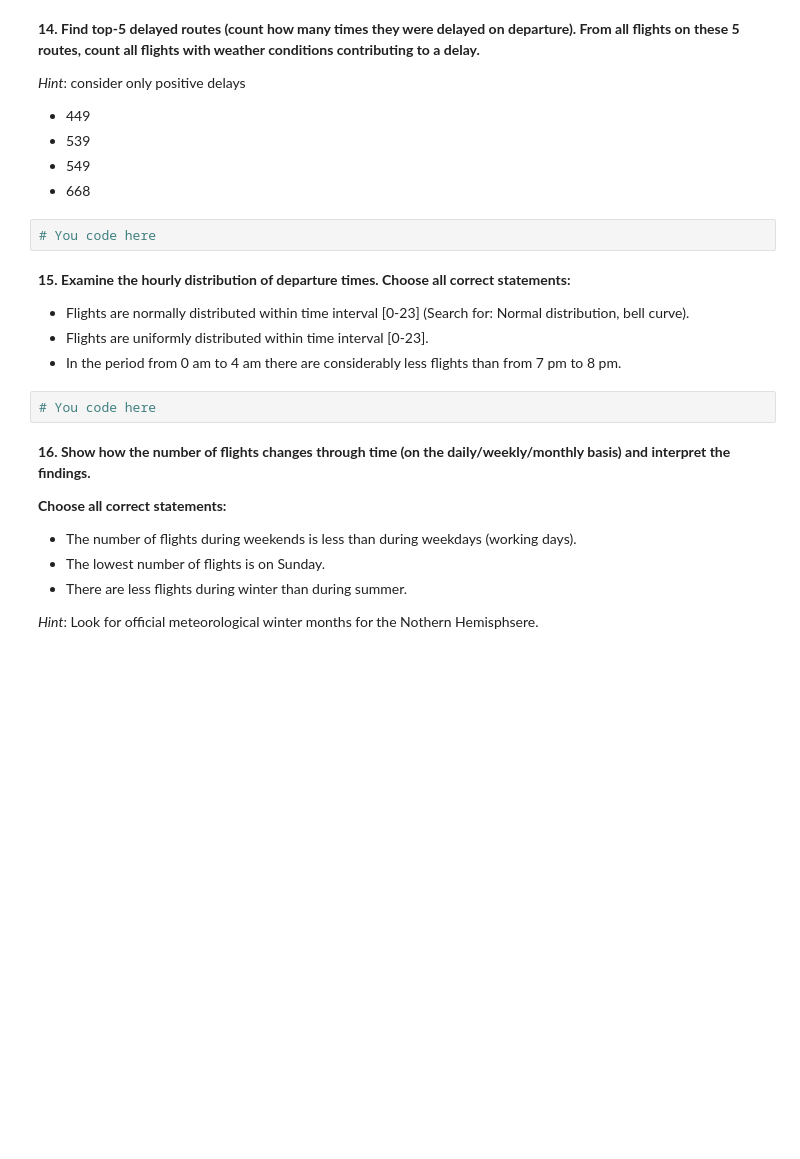
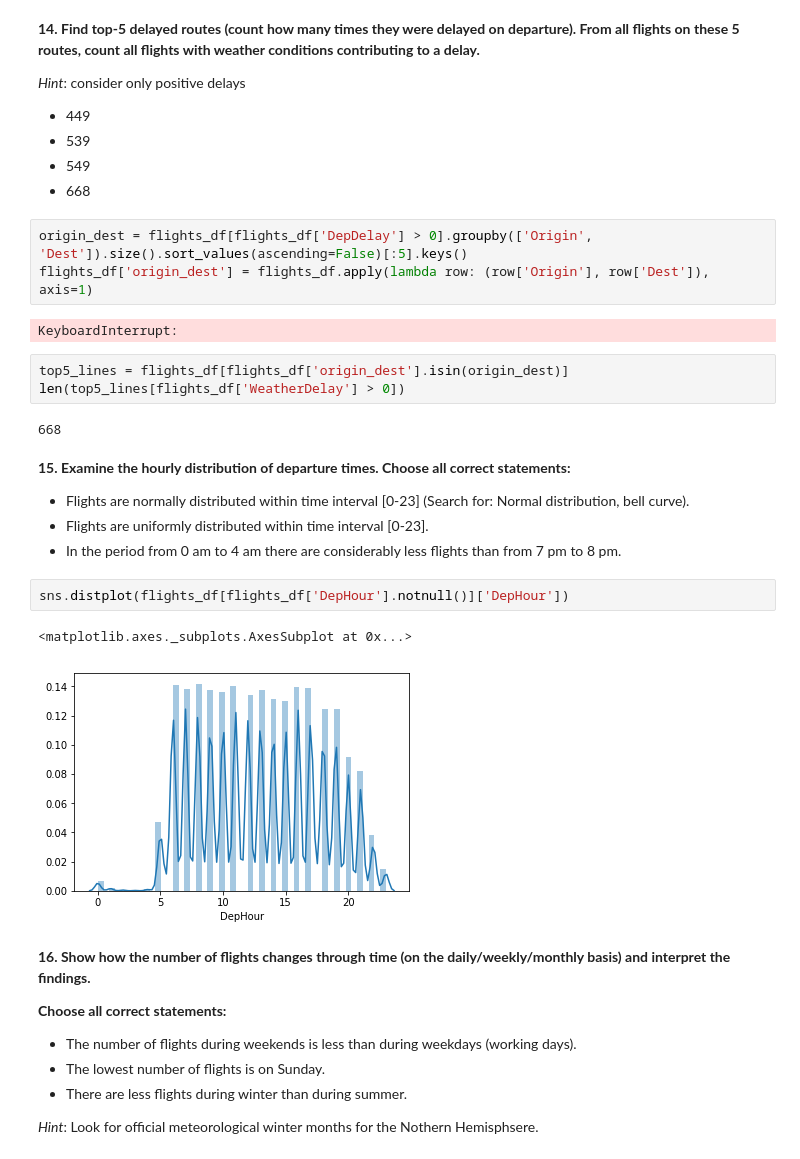
Before and after one commit to Mihlyuk/mlcourse.ai, a Jupyter notebook: assignment1_USA_flights_EDA.ipynb, the cells around one changed output. Saved outputs shown, nothing was run; the diff lists cells and outputs as text; blank space fills up the shorter version.

```diff
--- a/assignment1_USA_flights_EDA.ipynb
+++ b/assignment1_USA_flights_EDA.ipynb
@@ -473,16 +506,27 @@ _Hint_: consider only positive delays
 - 539
 - 549
 - 668
-# %%
-# You code here
+# %%
+origin_dest = flights_df[flights_df['DepDelay'] > 0].groupby(['Origin', 'Dest']).size().sort_values(ascending=False)[:5].keys()
+flights_df['origin_dest'] = flights_df.apply(lambda row: (row['Origin'], row['Dest']), axis=1)
+# %% [output]
+KeyboardInterrupt:
+# %%
+top5_lines = flights_df[flights_df['origin_dest'].isin(origin_dest)]
+len(top5_lines[flights_df['WeatherDelay'] > 0])
+# %% [output]
+668
 # %% [markdown]
 **15. Examine the hourly distribution of departure times. Choose all correct statements:**
 
  - Flights are normally distributed within time interval [0-23] (Search for: Normal distribution, bell curve).
  - Flights are uniformly distributed within time interval [0-23].
  - In the period from 0 am to 4 am there are considerably less flights than from 7 pm to 8 pm.
-# %%
-# You code here
+# %%
+sns.distplot(flights_df[flights_df['DepHour'].notnull()]['DepHour'])
+# %% [output]
+<matplotlib.axes._subplots.AxesSubplot at 0x...>
+[figure, added]
 # %% [markdown]
 **16. Show how the number of flights changes through time (on the daily/weekly/monthly basis) and interpret the findings.**
 
```
Also changed, not shown: parts of 24 cells of this notebook.
